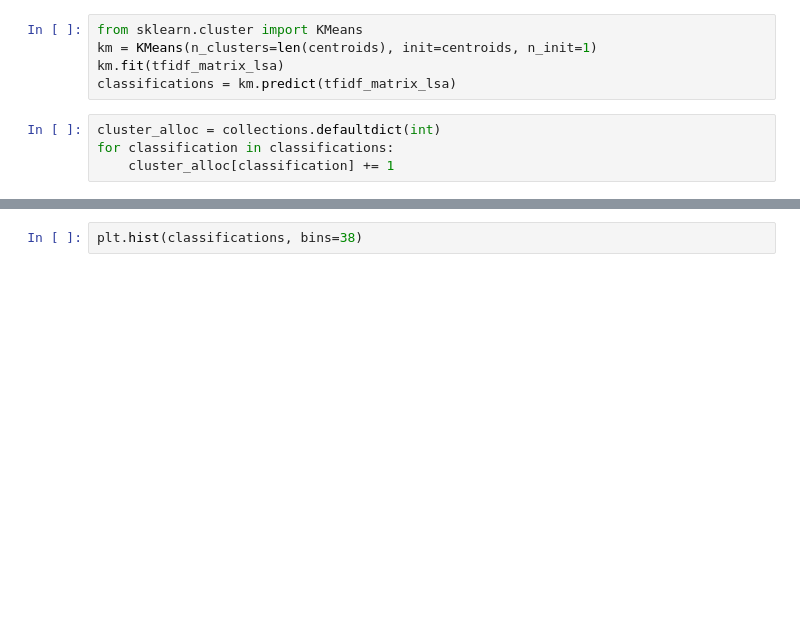
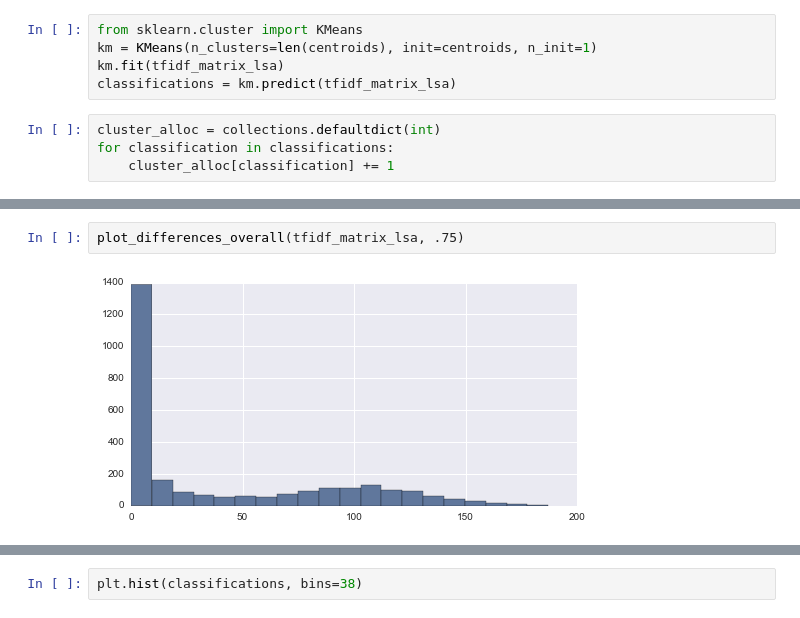
Before and after one commit to mzw4/jyupitertime, a Jupyter notebook: comp1/CS 5786 Comp 1 - NWP-.ipynb, the cells around one changed output, grey strips where cells are left out. Saved outputs shown, nothing was run; the diff lists cells and outputs as text; blank space fills up the shorter version.

```diff
--- a/comp1/CS 5786 Comp 1 - NWP-.ipynb
+++ b/comp1/CS 5786 Comp 1 - NWP-.ipynb
@@ -215,0 +280,4 @@ for classification in classifications:
+# %%
+plot_differences_overall(tfidf_matrix_lsa, .75)
+# %% [output]
+[figure, added]
```
Also changed, not shown: parts of 15 cells of this notebook.
